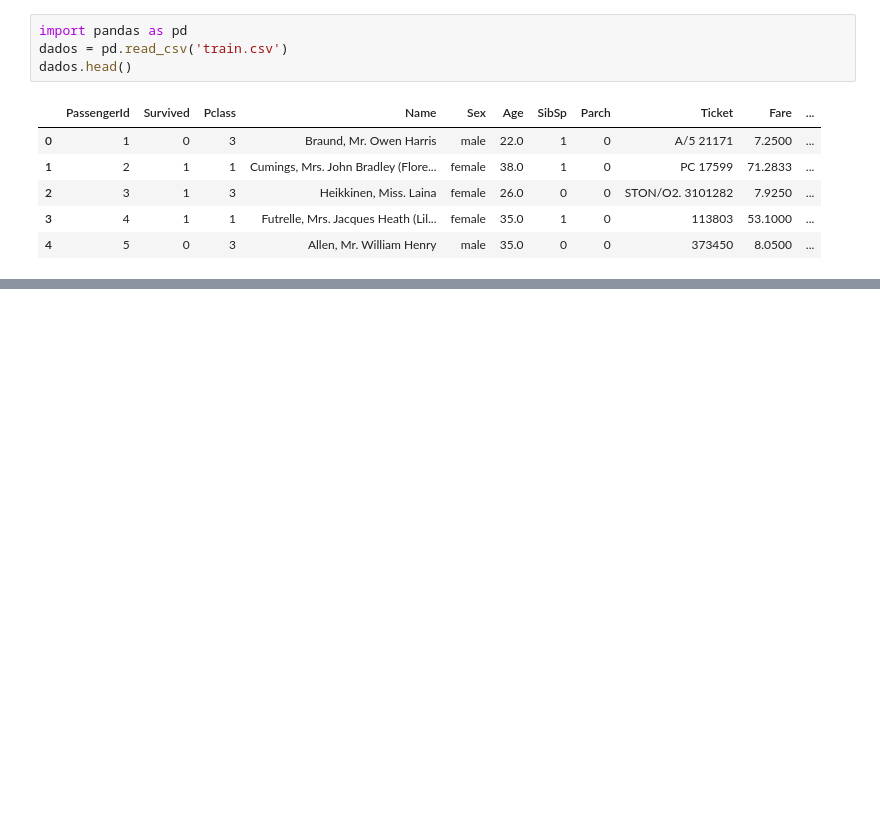
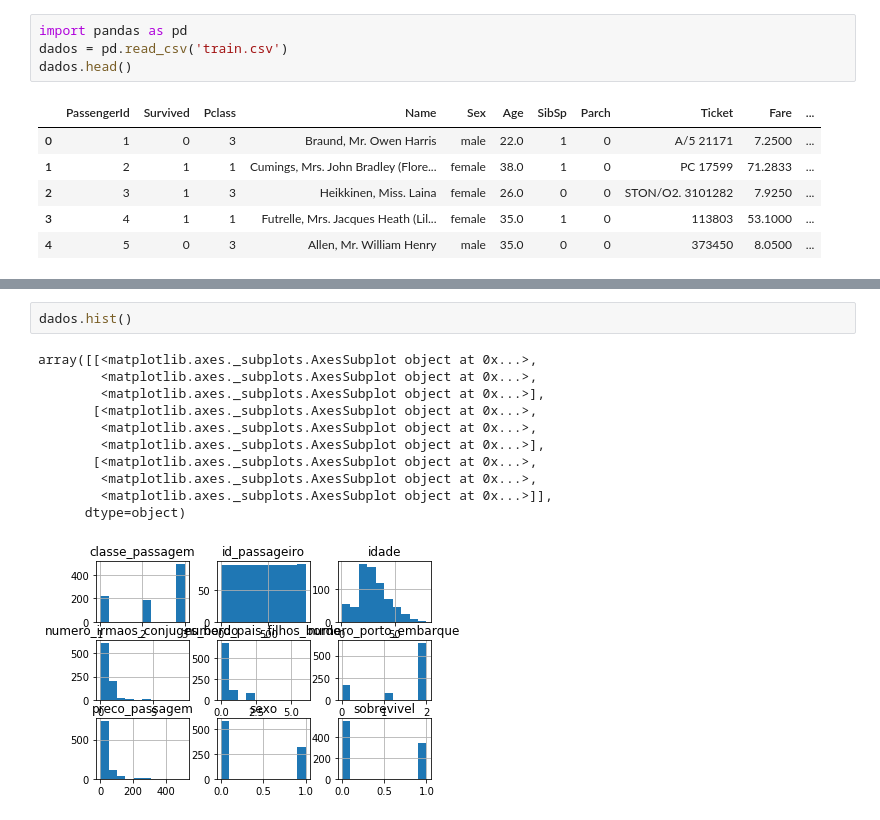
Before and after one commit to EduardoMoraesRitter/Titanic-Machine-Learning-from-Disaster, a Jupyter notebook: explorando_dados.ipynb, the cells around one changed output, grey strips where cells are left out. Saved outputs shown, nothing was run; the diff lists cells and outputs as text; blank space fills up the shorter version.

```diff
--- a/explorando_dados.ipynb
+++ b/explorando_dados.ipynb
@@ -73,0 +122,14 @@ dados.corr(method='kendall').style.format("{:.2}").background_gradient(cmap=plt.
+# %%
+dados.hist()
+# %% [output]
+array([[<matplotlib.axes._subplots.AxesSubplot object at 0x...>,
+        <matplotlib.axes._subplots.AxesSubplot object at 0x...>,
+        <matplotlib.axes._subplots.AxesSubplot object at 0x...>],
+       [<matplotlib.axes._subplots.AxesSubplot object at 0x...>,
+        <matplotlib.axes._subplots.AxesSubplot object at 0x...>,
+        <matplotlib.axes._subplots.AxesSubplot object at 0x...>],
+       [<matplotlib.axes._subplots.AxesSubplot object at 0x...>,
+        <matplotlib.axes._subplots.AxesSubplot object at 0x...>,
+        <matplotlib.axes._subplots.AxesSubplot object at 0x...>]],
+      dtype=object)
+[figure, added]
```
Also changed, not shown: parts of 9 cells of this notebook.
